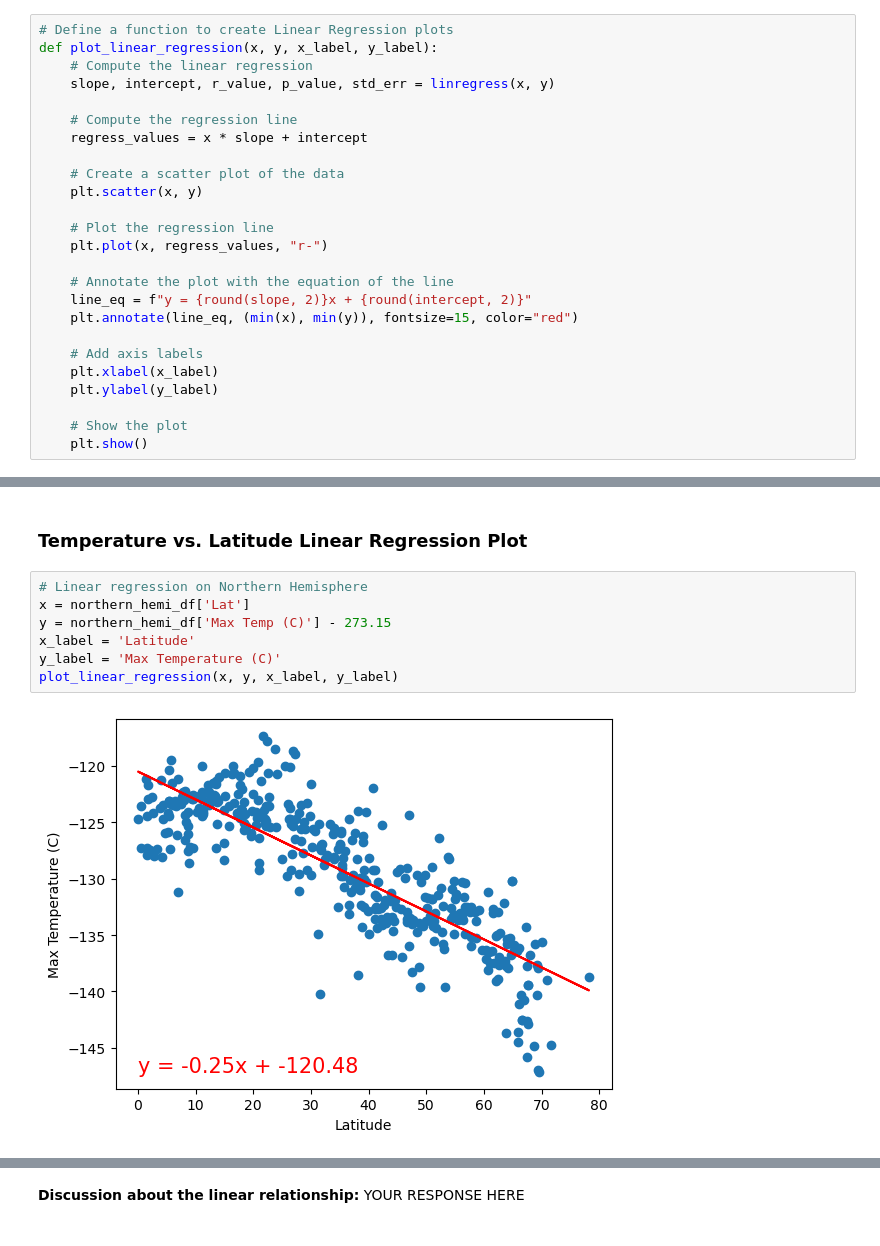
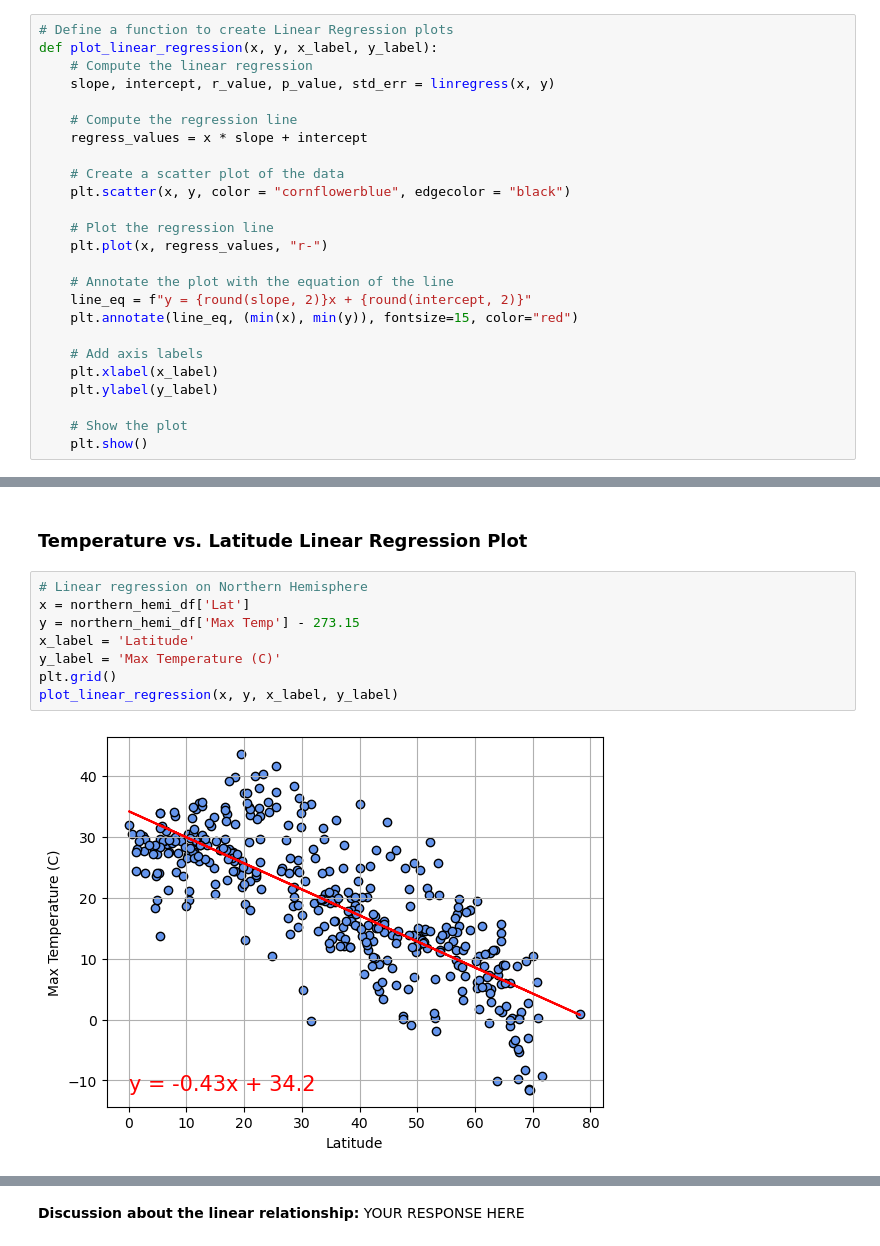
Before and after one commit to NathanTeakle/python-api-challenge, a Jupyter notebook: WeatherPy/WeatherPy.ipynb, the cells around one changed output, grey strips where cells are left out. Cells and saved outputs as stored; diff of their text form.

```diff
--- a/WeatherPy/WeatherPy.ipynb
+++ b/WeatherPy/WeatherPy.ipynb
@@ -274,7 +274,7 @@ def plot_linear_regression(x, y, x_label, y_label):
     regress_values = x * slope + intercept
 
     # Create a scatter plot of the data
-    plt.scatter(x, y)
+    plt.scatter(x, y, color = "cornflowerblue", edgecolor = "black")
 
     # Plot the regression line
     plt.plot(x, regress_values, "r-")
@@ -322,12 +322,13 @@ southern_hemi_df.head()
 # %%
 # Linear regression on Northern Hemisphere
 x = northern_hemi_df['Lat']
-y = northern_hemi_df['Max Temp (C)'] - 273.15
+y = northern_hemi_df['Max Temp'] - 273.15
 x_label = 'Latitude'
 y_label = 'Max Temperature (C)'
+plt.grid()
 plot_linear_regression(x, y, x_label, y_label)
 # %% [output]
-[figure, old version]
+[figure, new version]
 # %%
 # Linear regression on Southern Hemisphere
 x = southern_hemi_df['Lat']
```
Also changed, not shown: parts of 18 cells of this notebook, 2 other files.
